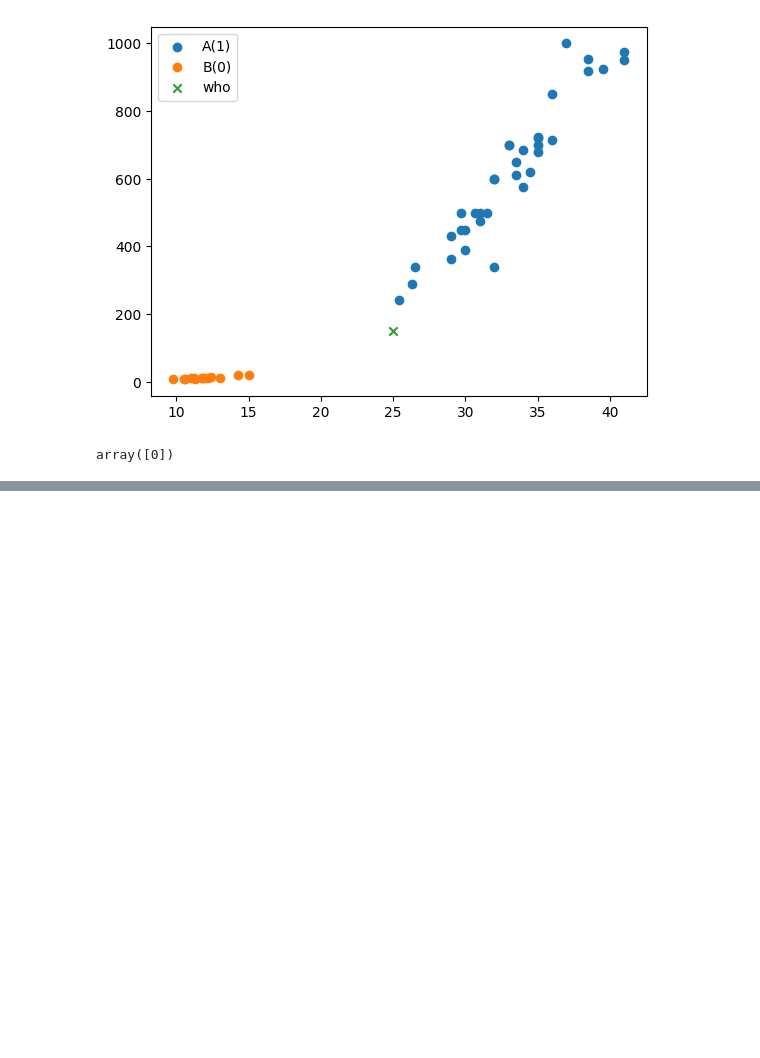
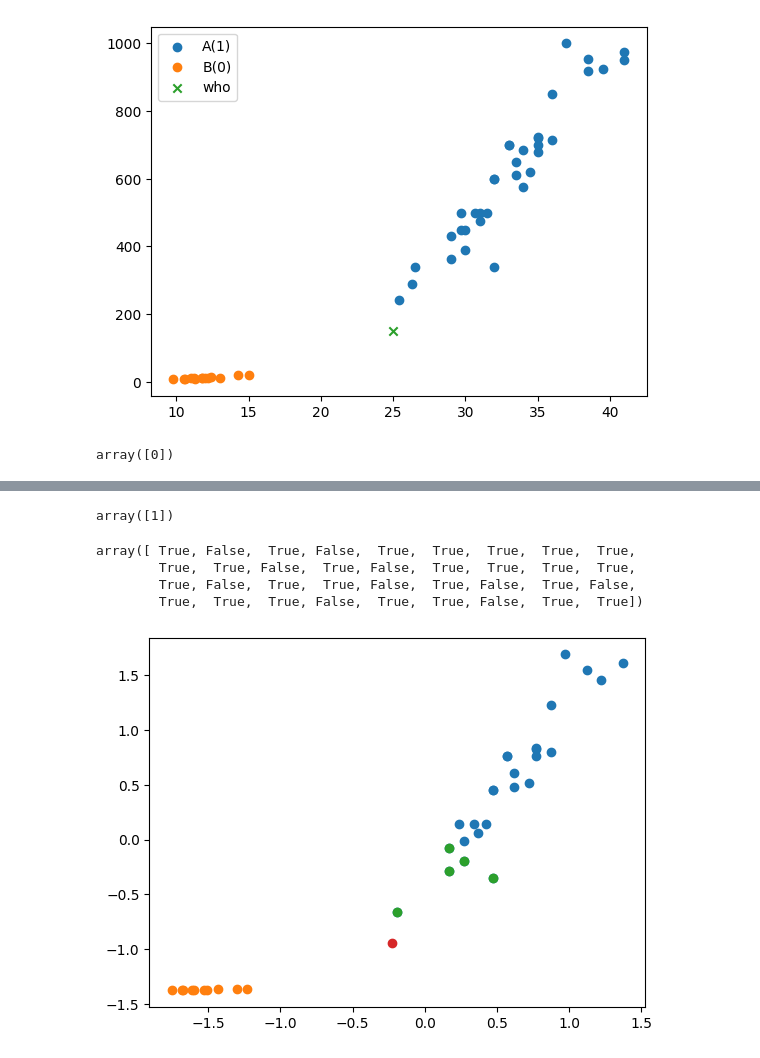
Before and after one commit to carookim/Python2, a Jupyter notebook: 수업내용/model3.ipynb, the cells around one changed output, grey strips where cells are left out. Cells and saved outputs as stored; diff of their text form; code cells hidden in the pictures; blank space fills up the shorter version.

```diff
--- a/수업내용/model3.ipynb
+++ b/수업내용/model3.ipynb
@@ -167,0 +229,40 @@ array([[ 92.00086956, 135.36986371, 136.121196  , 137.52454326,
+# %%
+
+# 데이터 섞기
+from sklearn.model_selection import train_test_split
+from sklearn.preprocessing import StandardScaler
+X_train,X_test,y_train,y_test =  train_test_split(X,y,random_state=42,stratify=y)
+# 정규화
+scaler = StandardScaler()
+X_train_scaled = scaler.fit_transform(X_train)
+knn = KNeighborsClassifier()
+knn.fit(X_train_scaled,y_train)
+knn.predict([[25,150]])
+# %% [output]
+array([1])
+# %%
+
+# np.array(X_train)
+np.array(y_train) == 1
+# %% [output]
+array([ True, False,  True, False,  True,  True,  True,  True,  True,
+        True,  True, False,  True, False,  True,  True,  True,  True,
+        True, False,  True,  True, False,  True, False,  True, False,
+        True,  True,  True, False,  True,  True, False,  True,  True])
+# %%
+
+predicted_points = scaler.transform([[25,150]])
+predicted_points[:,0][0]
+_, indexs = knn.kneighbors(predicted_points)
+# %%
+
+plt.scatter(X_train_scaled[np.array(y_train) == 1,0],
+            X_train_scaled[np.array(y_train)==1,1] )
+#
+plt.scatter(X_train_scaled[np.array(y_train) == 0,0],
+            X_train_scaled[np.array(y_train)==0,1] )
+plt.scatter(X_train_scaled[indexs,0],X_train_scaled[indexs,1])
+plt.scatter(predicted_points[:,0],predicted_points[:,1])
+plt.show()
+# %% [output]
+[figure, added]
```
Also changed, not shown: parts of 8 cells of this notebook, 1 other file.
